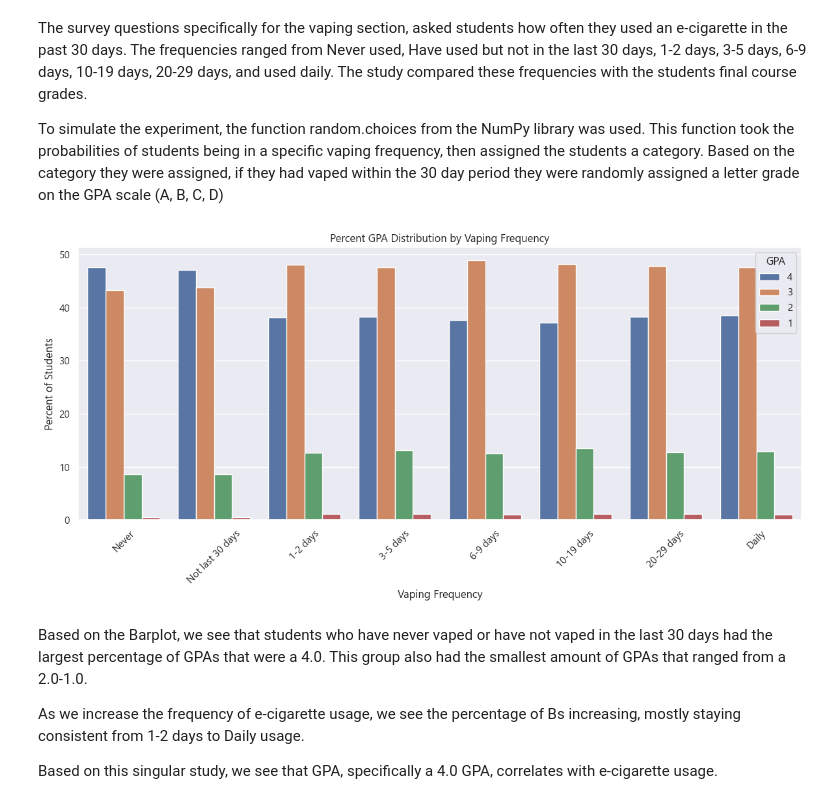
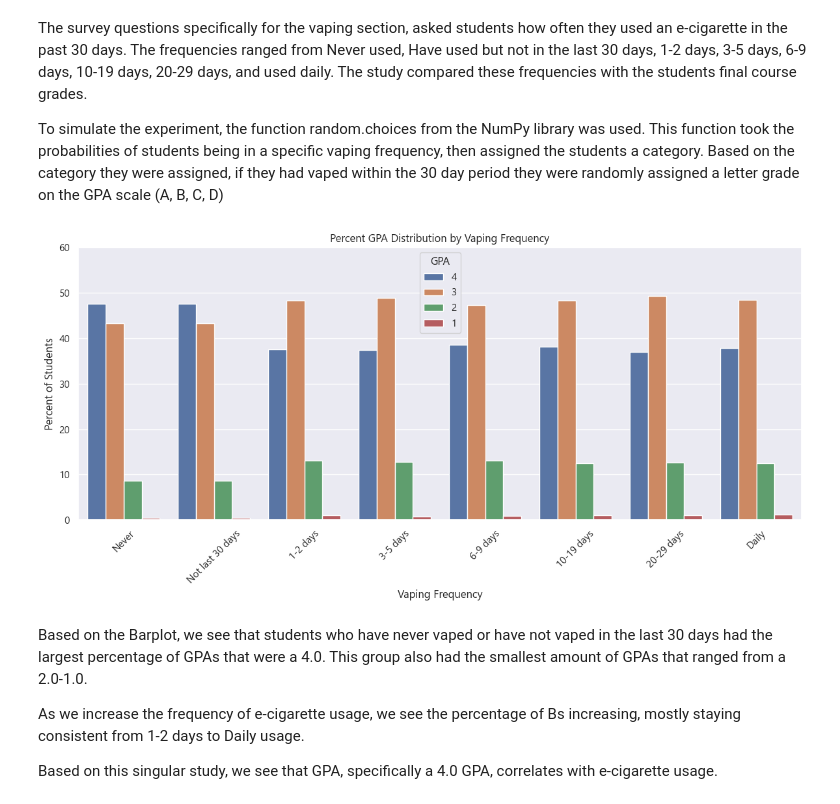
Before and after one commit to cmgboji/Computer-Simulations-Final-Project, a Jupyter notebook: Final Project Report.ipynb, the cells around one changed output. Cells and saved outputs as stored; diff of their text form; code cells hidden in the pictures.

```diff
--- a/Final Project Report.ipynb
+++ b/Final Project Report.ipynb
@@ -313,22 +315,25 @@ def simulate_vaping_gpa(N=426425):
     probs = probs / probs.sum()
 
 
-    P_yes = {"A": 0.376, "B": 0.485, "C": 0.128, "D/F": 0.011}
-    P_no  = {"A": 0.475, "B": 0.434, "C": 0.086, "D/F": 0.005}
+    P_yes = np.array([0.376, 0.485, 0.128, 0.011])
+    P_no = np.array([0.475, 0.434, 0.086, 0.005])
+    gpa_keys = np.array(["A", "B", "C", "D/F"])
     gpa_map = {"A":4, "B":3, "C":2, "D/F":1}
 
     yes_set = {"1-2 days", "3-5 days", "6-9 days", "10-19 days", "20-29 days", "Daily"}
 
     # Simulate usage
     usage = np.random.choice(categories, size=N, p=probs)
-    gpa_numeric = []
 
-    for u in usage:
-        if u in yes_set:
-            g = np.random.choice(list(P_yes.keys()), p=list(P_yes.values()))
-        else:
-            g = np.random.choice(list(P_no.keys()), p=list(P_no.values()))
-        gpa_numeric.append(gpa_map[g])
+    yes_mask = np.isin(usage, list(yes_set))
+    grades = np.empty(N, dtype=object)
+
+    grades[yes_mask] = np.random.choice(gpa_keys, size=yes_mask.sum(), p=P_yes)
+    grades[~yes_mask] = np.random.choice(gpa_keys, size=(~yes_mask).sum(), p=P_no)
+
+    gpa_numeric = np.vectorize(gpa_map.get)(grades)
+
+
 
     df = pd.DataFrame({"usage": usage, "GPA_numeric": gpa_numeric})
 
@@ -349,19 +354,20 @@ def simulate_vaping_gpa(N=426425):
 # %%
 df_sim = simulate_vaping_gpa()
 
 gpa_order = [4, 3, 2, 1]
 plt.figure(figsize=(12,6))
 sns.barplot(data=df_sim, x="usage", y="percent", hue="GPA_numeric", hue_order = gpa_order)
 
 plt.xlabel("Vaping Frequency")
 plt.ylabel("Percent of Students")
 plt.title("Percent GPA Distribution by Vaping Frequency")
 plt.xticks(rotation=45)
 plt.legend(title="GPA")
 plt.tight_layout()
+plt.ylim(0, 60)
 plt.show()
 # %% [output]
-[figure, old version]
+[figure, new version]
 # %% [markdown]
 Based on the Barplot, we see that students who have never vaped or have not vaped in the last 30 days had the largest percentage of GPAs that were a 4.0. This group also had the smallest amount of GPAs that ranged from a 2.0-1.0.
 
```
Also changed, not shown: parts of 3 cells of this notebook.
